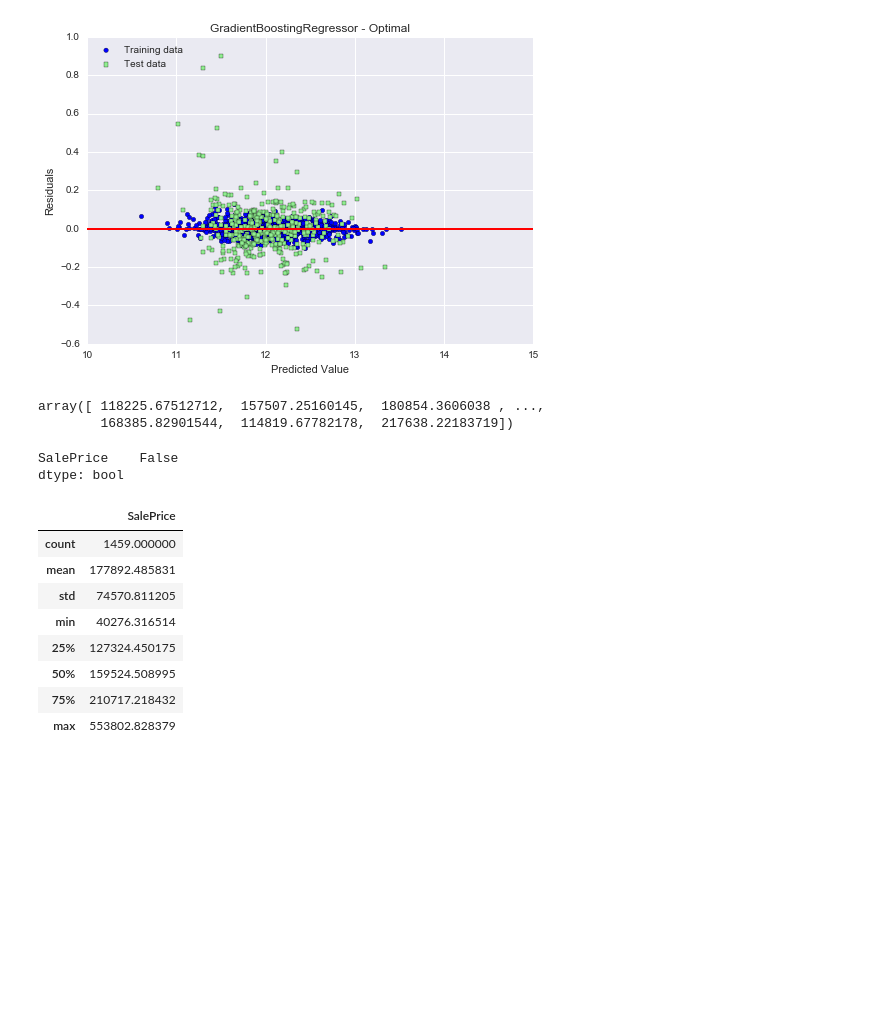
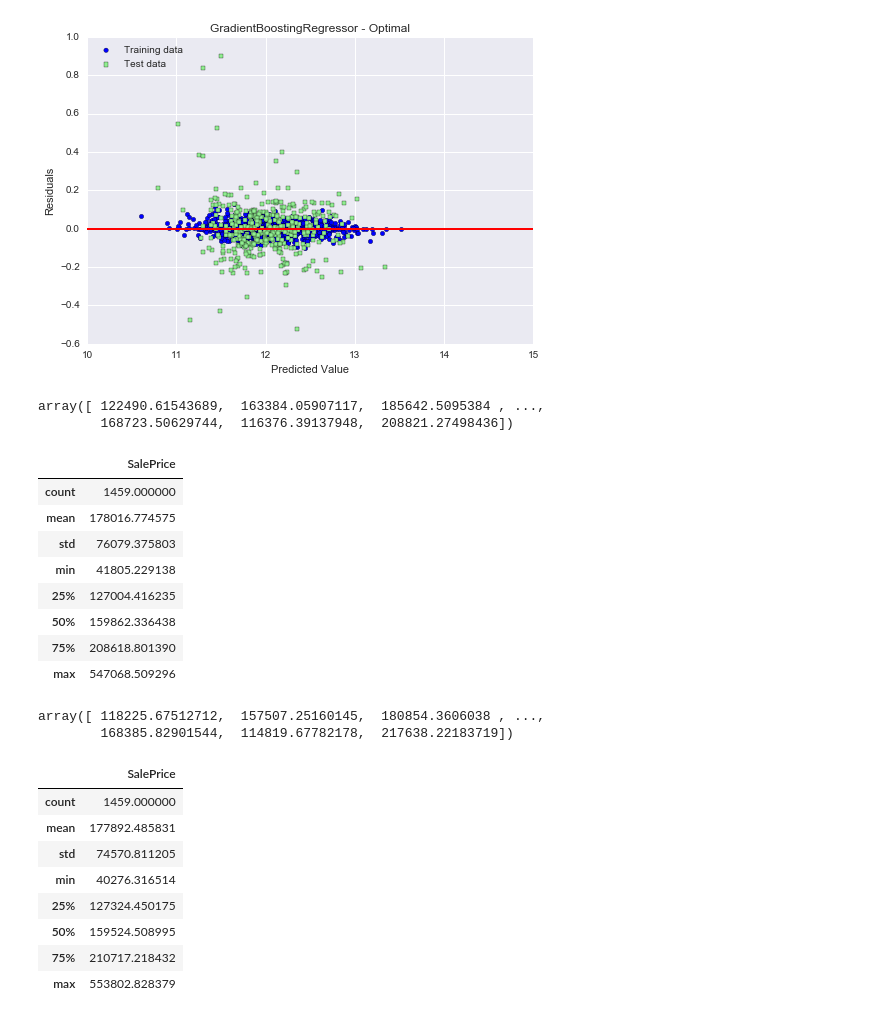
Before and after one commit to YashiKate/house_price, a Jupyter notebook: house_price_Yan.ipynb, the cells around one changed output. Drawn from its saved outputs; the diff is of its cells as text; code cells hidden in the pictures; blank space fills up the shorter version.

```diff
--- a/house_price_Yan.ipynb
+++ b/house_price_Yan.ipynb
@@ -863,10 +863,10 @@ def reverse_test_result(pred):
 
     return predictions
 # %%
-# result 1
+# output test result of optimal ridge model
 
 ridge = Ridge(alpha = 5.3366992312063015)
 ridge.fit(all_data_X, all_data_y)
 test_pred = ridge.predict(df_test)
 
-results = reverse_test_result(test_pred)
+results_ridge = reverse_test_result(test_pred)
@@ -880,0 +873,8 @@ results = reverse_test_result(test_pred)
+# %%
+results_ridge
+# %% [output]
+array([ 122490.61543689,  163384.05907117,  185642.5095384 , ...,
+        168723.50629744,  116376.39137948,  208821.27498436])
+# %%
+# create
+results_submission_ridge = pd.DataFrame(data = results_ridge, index = df_test.index, columns = ['SalePrice'])
@@ -881 +883,13 @@ results = reverse_test_result(test_pred)
+# %%
+results_submission_ridge.describe()
+# %% [output]
+|  | SalePrice |
+| count | 1459.000000 |
+| mean | 178016.774575 |
+| std | 76079.375803 |
+| min | 41805.229138 |
+| 25% | 127004.416235 |
+| 50% | 159862.336438 |
+| 75% | 208618.801390 |
+| max | 547068.509296 |
 # %%
@@ -890,6 +904,6 @@ results = reverse_test_result(test_pred)
-# %%
-results
-# %% [output]
-array([ 118225.67512712,  157507.25160145,  180854.3606038 , ...,
-        168385.82901544,  114819.67782178,  217638.22183719])
+# %%
+results_lasso
+# %% [output]
+array([ 118225.67512712,  157507.25160145,  180854.3606038 , ...,
+        168385.82901544,  114819.67782178,  217638.22183719])
 # %%
@@ -897,6 +911 @@ results_submission = pd.DataFrame(data = results, index = df_test.index, columns
-# %%
-pd.isnull(results_submission).any()
-# %% [output]
-SalePrice    False
-dtype: bool
 # %%
```
Also changed, not shown: parts of 10 cells of this notebook, 1 other file.
